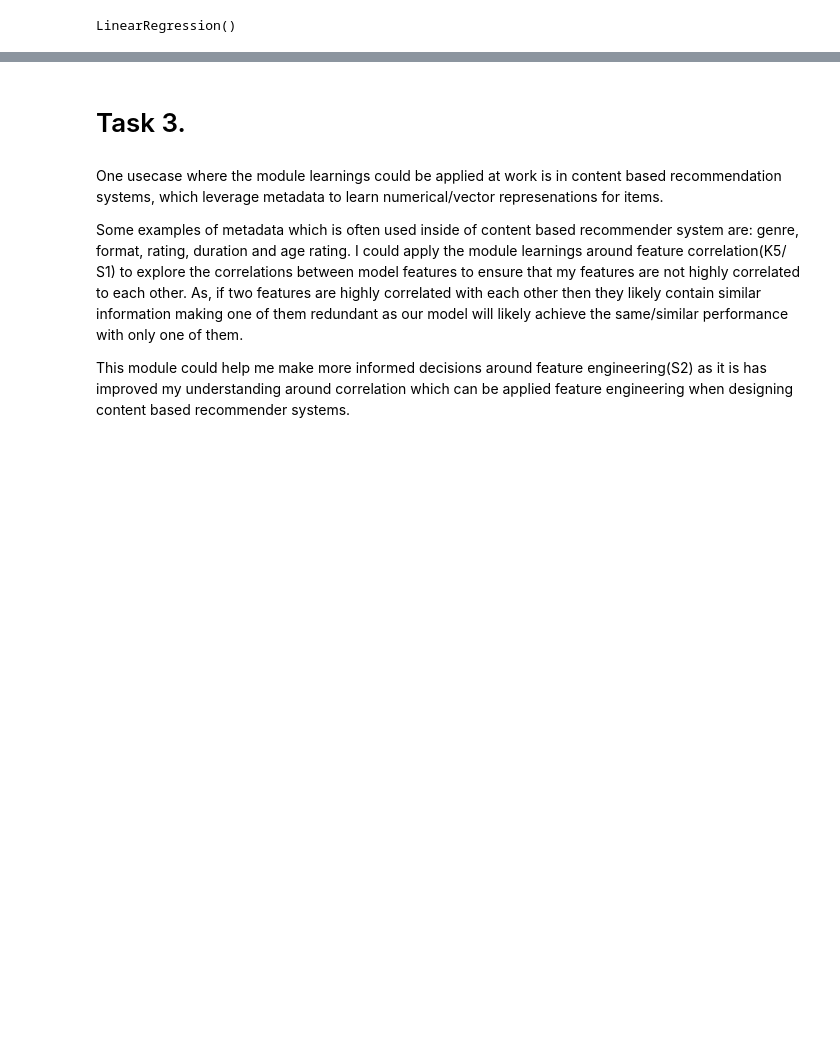
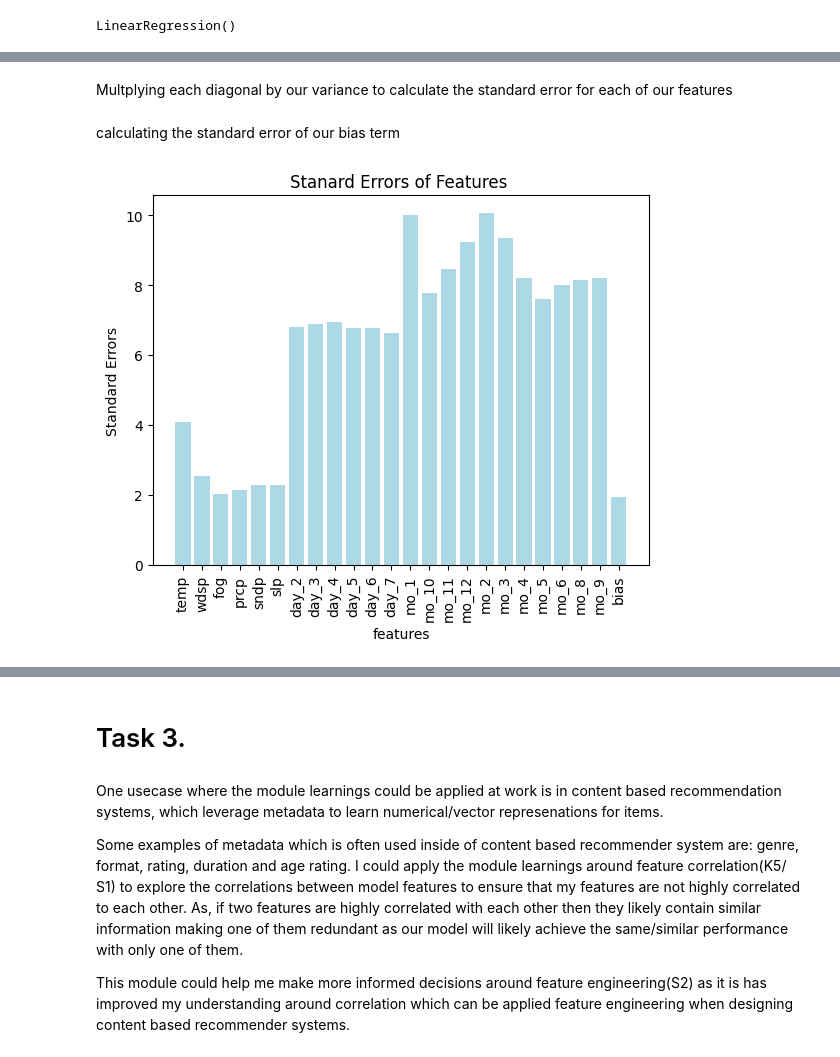
Before and after one commit to niv-en/assignments, a Jupyter notebook: MNA/assignment.ipynb, the cells around one changed output, grey strips where cells are left out. Drawn from its saved outputs; the diff is of its cells as text; code cells hidden in the pictures; blank space fills up the shorter version.

```diff
--- a/MNA/assignment.ipynb
+++ b/MNA/assignment.ipynb
@@ -849,0 +845,24 @@ Above is only a sample of 20 predictions samples so it not is wholly representat
+# %%
+Xtrain = Xtrain.astype('float')
+gram_matrix = Xtrain.T@Xtrain
+diag_inv_gram_matrix = np.diag(np.linalg.inv(gram_matrix))
+# %% [markdown]
+Multplying each diagonal by our variance to calculate the standard error for each of our features
+# %%
+std_errors = np.sqrt(diag_inv_gram_matrix * var_res).round(2)
+# %% [markdown]
+calculating the standard error of our bias term
+# %%
+std_error_bias = np.sqrt(var_res * (Xtrain.mean(0).T)@(np.linalg.inv(gram_matrix))@(Xtrain.mean(0)))
+# %%
+features = list(X_df.columns) + ['bias']
+std_errors = np.concatenate((std_errors, [std_error_bias]) )
+features_std_errors = dict(zip(features, std_errors ))
+# %%
+plt.bar(np.arange(len(features_std_errors )) , features_std_errors.values(), color = 'lightblue' )
+plt.xticks(np.arange(len(features_std_errors)), features_std_errors.keys(), rotation = 90 )
+plt.xlabel('features')
+plt.ylabel('Standard Errors')
+plt.title('Stanard Errors of Features ');
+# %% [output]
+[figure, added]
```
Also changed, not shown: parts of 111 cells of this notebook.
